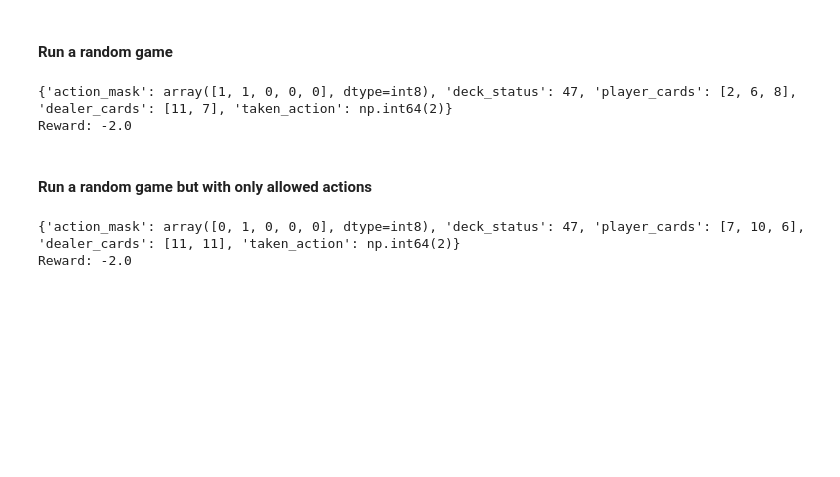
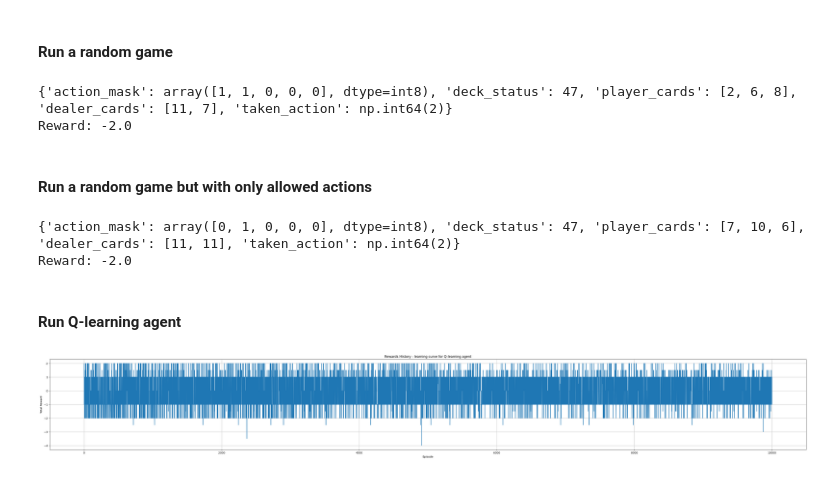
Before and after one commit to jakseluz/blackjack_gym, a Jupyter notebook: main.ipynb, the cells around one changed output. Drawn from its saved outputs; the diff is of its cells as text; code cells hidden in the pictures; blank space fills up the shorter version.

Commit message:
Add learning to the notebook

```diff
--- a/main.ipynb
+++ b/main.ipynb
@@ -81,3 +81,18 @@ env.close()
 # %% [output]
 {'action_mask': array([0, 1, 0, 0, 0], dtype=int8), 'deck_status': 47, 'player_cards': [7, 10, 6], 'dealer_cards': [11, 11], 'taken_action': np.int64(2)}
 Reward: -2.0
+# %% [markdown]
+#### Run Q-learning agent
+# %%
+import gymnasium as gym
+import blackjack_env
+from blackjack_env.agent_utils.q_learning import q_learning
+
+env = gym.make("blackjack_env/Blackjack4game-v0", render_mode="terminal")
+q_table, rewards_history = q_learning(env, num_episodes=10000)
+# %%
+from blackjack_env.agent_utils.q_learning import plot_rewards_history
+
+plot_rewards_history(rewards_history)
+# %% [output]
+[figure, added]
```
Also changed, not shown: 8 other files.
